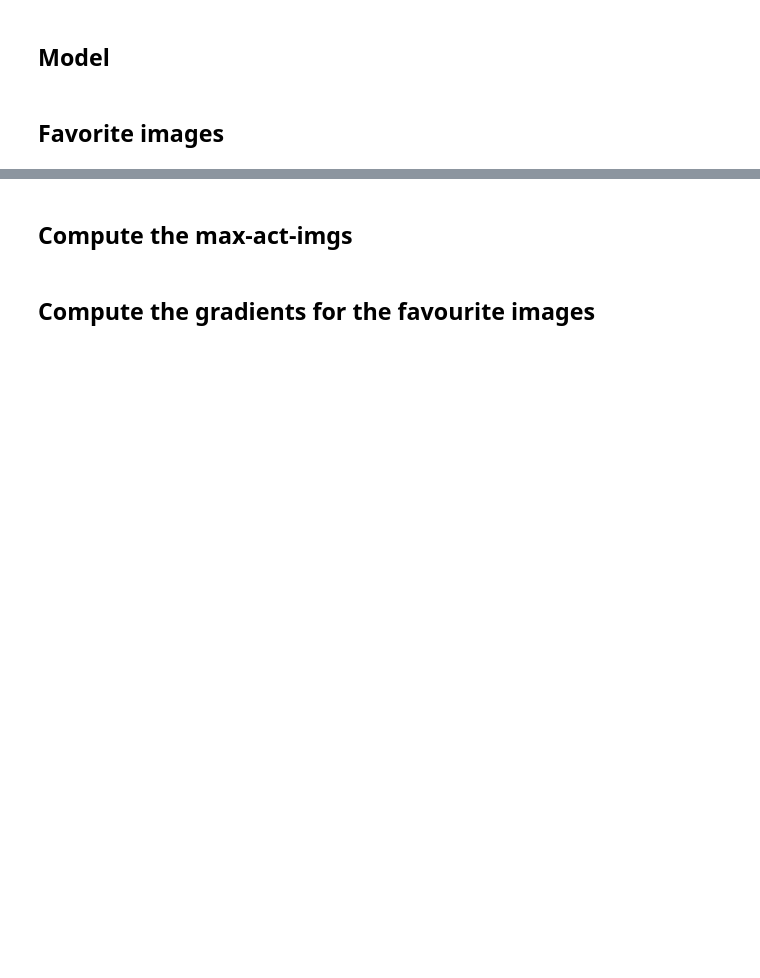
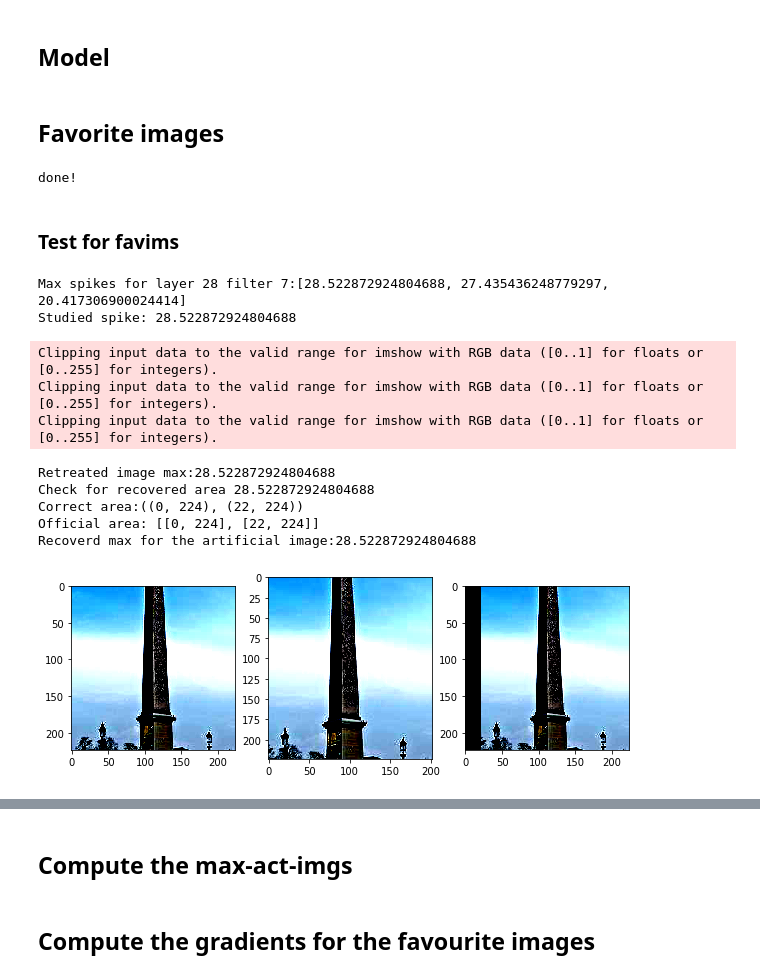
Before and after one commit to torchlurk/torchlurk, a Jupyter notebook: Torchlurk.ipynb, the cells around one changed output, grey strips where cells are left out. Saved outputs shown, nothing was run; the diff lists cells and outputs as text; code cells hidden in the pictures; blank space fills up the shorter version.

```diff
--- a/Torchlurk.ipynb
+++ b/Torchlurk.ipynb
@@ -218,2 +291,68 @@ def get_filt_string(layer_name,filter_id):
 # %%
-update_favims_model(model_info,train_loader,verbose = True)
+update_favims_model(model_info,data_loader,verbose = True)
+# %% [output]
+done!
+# %% [markdown]
+### Test for favims
+# %%
+#test max slices
+layer_indx = 28
+filter_indx = 7
+top_indx = 0
+lay_info = model_info[layer_indx]
+filtr = lay_info["filters"][filter_indx]
+img_path = filtr["max_imgs"][top_indx]
+spike = filtr["max_spikes"][top_indx]
+print("Max spikes for layer {} filter {}:{}".format(layer_indx,filter_indx,filtr["max_spikes"]))
+print("Studied spike: {}".format(spike))
+
+test_image = preprocess(Image.open(img_path)).unsqueeze(0)
+for i,lay in enumerate(model_info):
+    if i > layer_indx:
+        break
+    test_image = lay['lay'](test_image)
+assert(test_image.shape[1] == model_info[layer_indx]['lay'].out_channels)
+print("Retreated image max:{}".format(test_image[0][filter_indx].max().item()))
+
+row_size = test_image.shape[2]
+
+linindx = test_image[0][filter_indx].view(-1).max(0)[1].item()
+row = linindx // row_size
+col = linindx % row_size
+#needs to be equal to the 2 max above
+print("Check for recovered area {}".format(test_image[0][filter_indx][row,col]))
+area = lay_info['deproj'].chain(((row,row),(col,col)))
+print("Correct area:{}".format(area))
+print("Official area: {} ".format(filtr['max_slices'][top_indx]))
+
+fig,axes = plt.subplots(1,3,figsize=(10,20))
+test_image = preprocess(Image.open(img_path))
+axes[0].imshow(test_image.permute(1,2,0))
+
+((x1,x2),(y1,y2)) = filtr['max_slices'][top_indx]
+cropped = test_image[:,x1:x2+1,y1:y2+1]
+axes[1].imshow(cropped.permute(1,2,0))
+
+test_image = preprocess(Image.open(img_path)).unsqueeze(0)
+((x1,x2),(y1,y2)) = filtr['max_slices'][top_indx]
+artif_image = torch.zeros((1,3,224,224))
+artif_image[0,:,x1:x2+1,y1:y2+1] = test_image[0,:,x1:x2+1,y1:y2+1]
+axes[2].imshow(artif_image[0].permute(1,2,0))
+
+for i,lay in enumerate(model_info):
+    if i > layer_indx:
+        break
+    artif_image = lay['lay'](artif_image)
+print("Recoverd max for the artificial image:{}".format(artif_image[0][filter_indx].max().item()))
+# %% [output]
+Max spikes for layer 28 filter 7:[28.522872924804688, 27.435436248779297, 20.417306900024414]
+Studied spike: 28.522872924804688
+Clipping input data to the valid range for imshow with RGB data ([0..1] for floats or [0..255] for integers).
+Clipping input data to the valid range for imshow with RGB data ([0..1] for floats or [0..255] for integers).
+Clipping input data to the valid range for imshow with RGB data ([0..1] for floats or [0..255] for integers).
+Retreated image max:28.522872924804688
+Check for recovered area 28.522872924804688
+Correct area:((0, 224), (22, 224))
+Official area: [[0, 224], [22, 224]]
+Recoverd max for the artificial image:28.522872924804688
+[figure, added]
```
Also changed, not shown: parts of 20 cells of this notebook, 4 other files.
